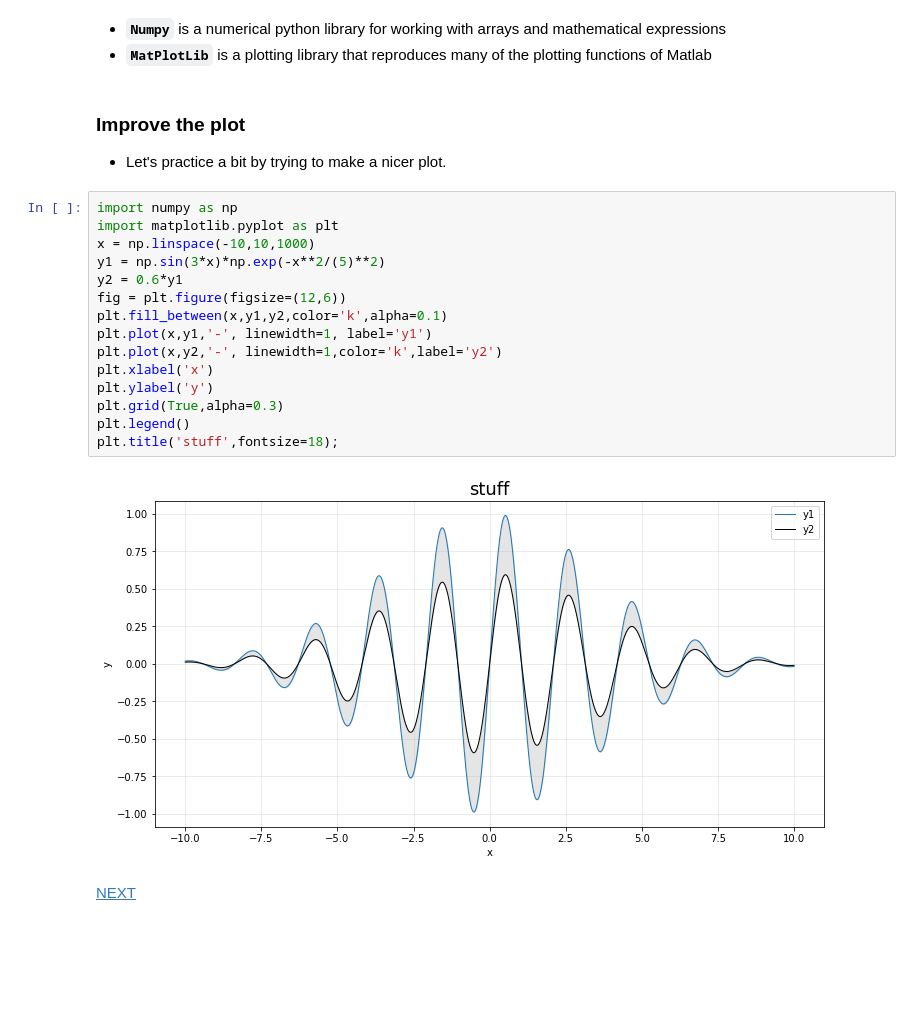
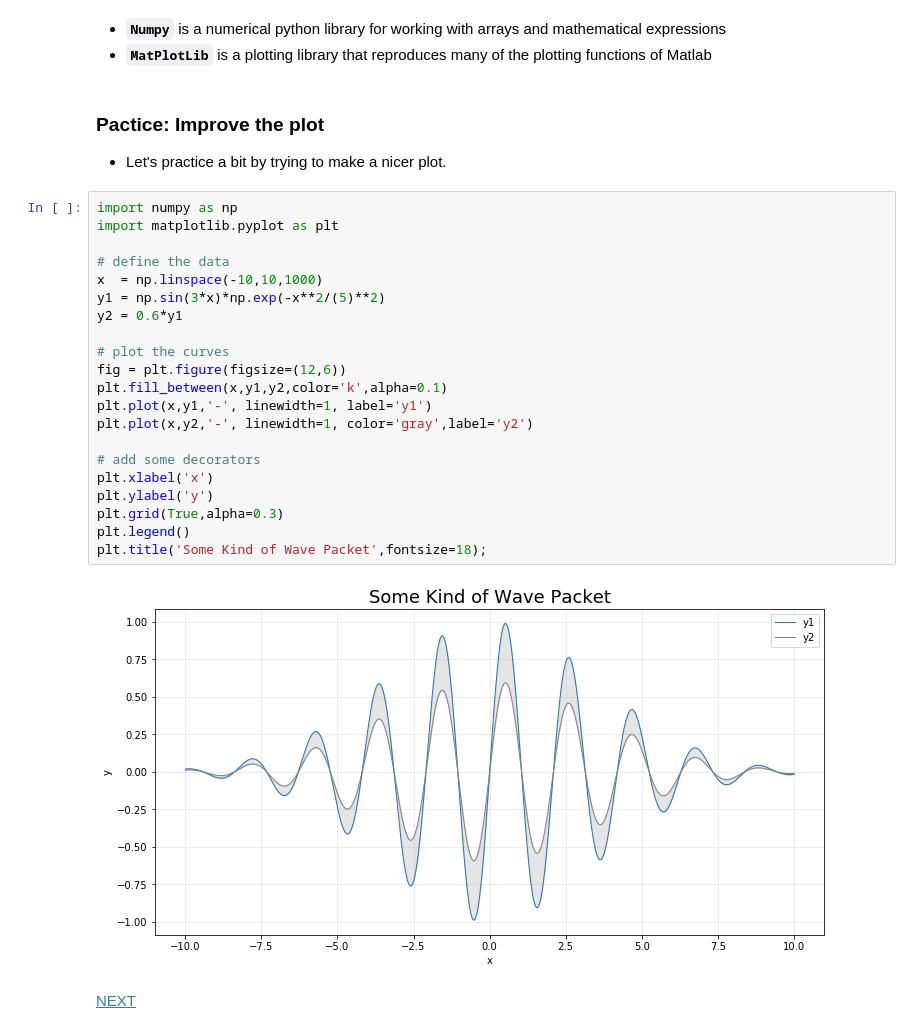
Before and after one commit to halldm2000/NOAA-AI-2020-TUTORIAL, a Jupyter notebook: Page2.ipynb, the cells around one changed output. Drawn from its saved outputs; the diff is of its cells as text; blank space fills up the shorter version.

```diff
--- a/Page2.ipynb
+++ b/Page2.ipynb
@@ -18,24 +18,30 @@ plt.plot(x,y);
 - **`Numpy`** is a numerical python library for working with arrays and mathematical expressions
 - **`MatPlotLib`** is a plotting library that reproduces many of the plotting functions of Matlab
 # %% [markdown]
-### **Improve the plot**
+### **Pactice: Improve the plot**
 - Let's practice a bit by trying to make a nicer plot.
 # %%
 import numpy as np
 import matplotlib.pyplot as plt
-x = np.linspace(-10,10,1000)
+
+# define the data
+x  = np.linspace(-10,10,1000)
 y1 = np.sin(3*x)*np.exp(-x**2/(5)**2)
 y2 = 0.6*y1
+
+# plot the curves
 fig = plt.figure(figsize=(12,6))
 plt.fill_between(x,y1,y2,color='k',alpha=0.1)
 plt.plot(x,y1,'-', linewidth=1, label='y1')
-plt.plot(x,y2,'-', linewidth=1,color='k',label='y2')
+plt.plot(x,y2,'-', linewidth=1, color='gray',label='y2')
+
+# add some decorators
 plt.xlabel('x')
 plt.ylabel('y')
 plt.grid(True,alpha=0.3)
 plt.legend()
-plt.title('stuff',fontsize=18);
+plt.title('Some Kind of Wave Packet',fontsize=18);
 # %% [output]
-[figure, old version]
+[figure, new version]
 # %% [markdown]
 [NEXT](https://colab.research.google.com/github/halldm2000/NOAA-AI-2020-TUTORIAL/blob/master/Page3.ipynb)
```
Also changed, not shown: parts of 1 cell of this notebook.
